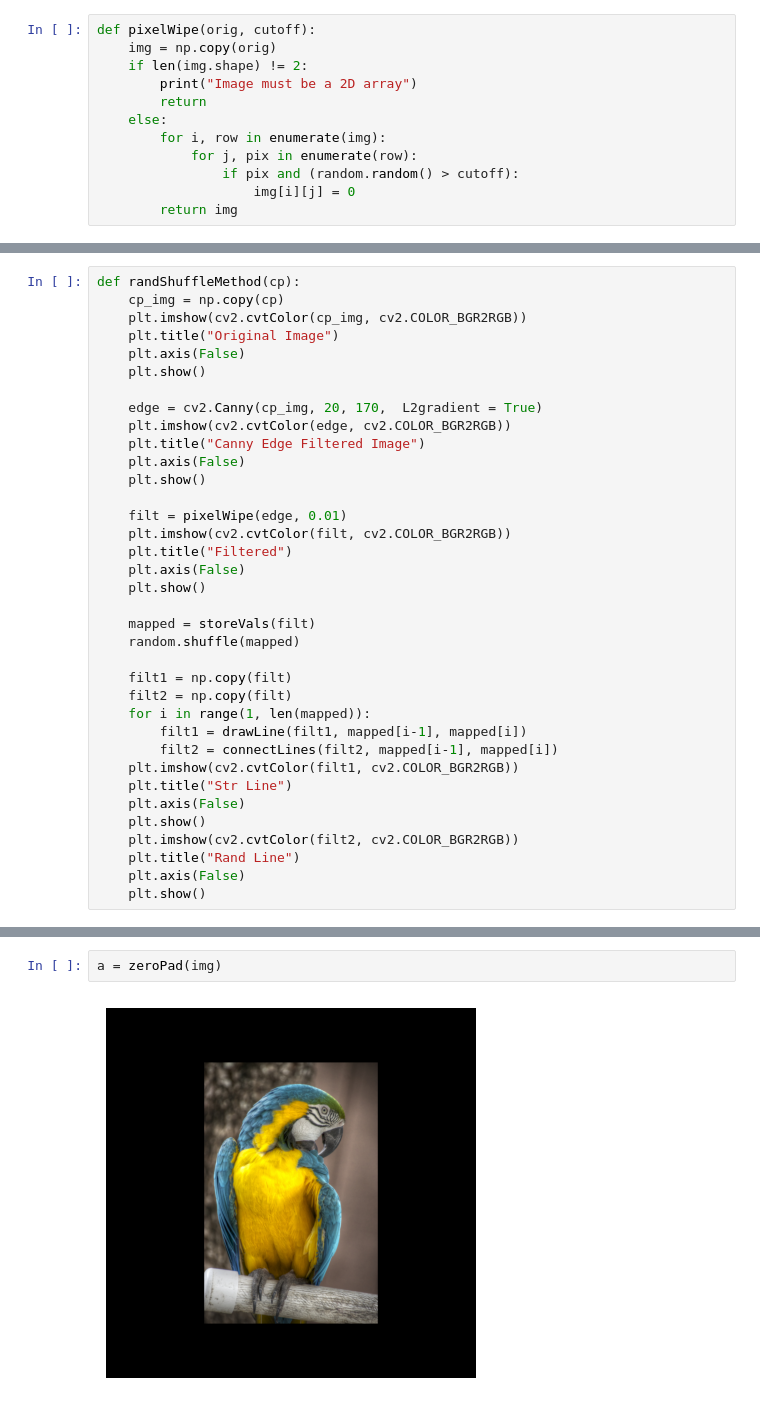
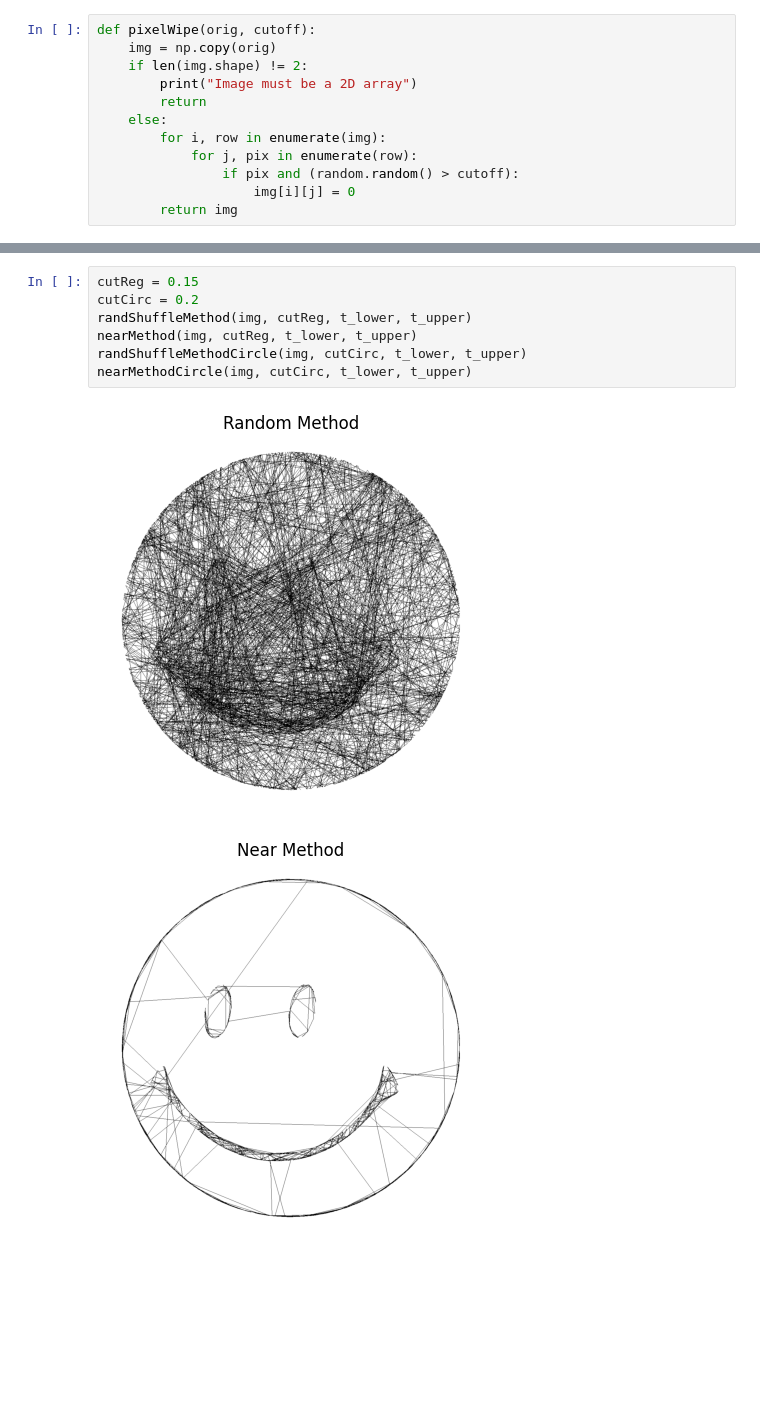
Before and after one commit to wolosj/OpenCV, a Jupyter notebook: cvProj.ipynb, the cells around one changed output, grey strips where cells are left out. Cells and saved outputs as stored; diff of their text form; blank space fills up the shorter version.

```diff
--- a/cvProj.ipynb
+++ b/cvProj.ipynb
@@ -201,36 +398,0 @@ print(mapped)
-# %%
-def randShuffleMethod(cp):
-    cp_img = np.copy(cp)
-    plt.imshow(cv2.cvtColor(cp_img, cv2.COLOR_BGR2RGB))
-    plt.title("Original Image")
-    plt.axis(False)
-    plt.show()
-
-    edge = cv2.Canny(cp_img, 20, 170,  L2gradient = True)
-    plt.imshow(cv2.cvtColor(edge, cv2.COLOR_BGR2RGB))
-    plt.title("Canny Edge Filtered Image")
-    plt.axis(False)
-    plt.show()
-
-    filt = pixelWipe(edge, 0.01)
-    plt.imshow(cv2.cvtColor(filt, cv2.COLOR_BGR2RGB))
-    plt.title("Filtered")
-    plt.axis(False)
-    plt.show()
-
-    mapped = storeVals(filt)
-    random.shuffle(mapped)
-
-    filt1 = np.copy(filt)
-    filt2 = np.copy(filt)
-    for i in range(1, len(mapped)):
-        filt1 = drawLine(filt1, mapped[i-1], mapped[i])
-        filt2 = connectLines(filt2, mapped[i-1], mapped[i])
-    plt.imshow(cv2.cvtColor(filt1, cv2.COLOR_BGR2RGB))
-    plt.title("Str Line")
-    plt.axis(False)
-    plt.show()
-    plt.imshow(cv2.cvtColor(filt2, cv2.COLOR_BGR2RGB))
-    plt.title("Rand Line")
-    plt.axis(False)
-    plt.show()
@@ -373,4 +399,10 @@ plot_circle_line_intersection(start_point, target_point, R)
-# %%
-a = zeroPad(img)
-# %% [output]
-[figure, removed]
+# %%
+cutReg = 0.15
+cutCirc = 0.2
+randShuffleMethod(img, cutReg, t_lower, t_upper)
+nearMethod(img, cutReg, t_lower, t_upper)
+randShuffleMethodCircle(img, cutCirc, t_lower, t_upper)
+nearMethodCircle(img, cutCirc, t_lower, t_upper)
+# %% [output]
+[figure, added]
+[figure, added]
```
Also changed, not shown: parts of 24 cells of this notebook, 2 other files.
